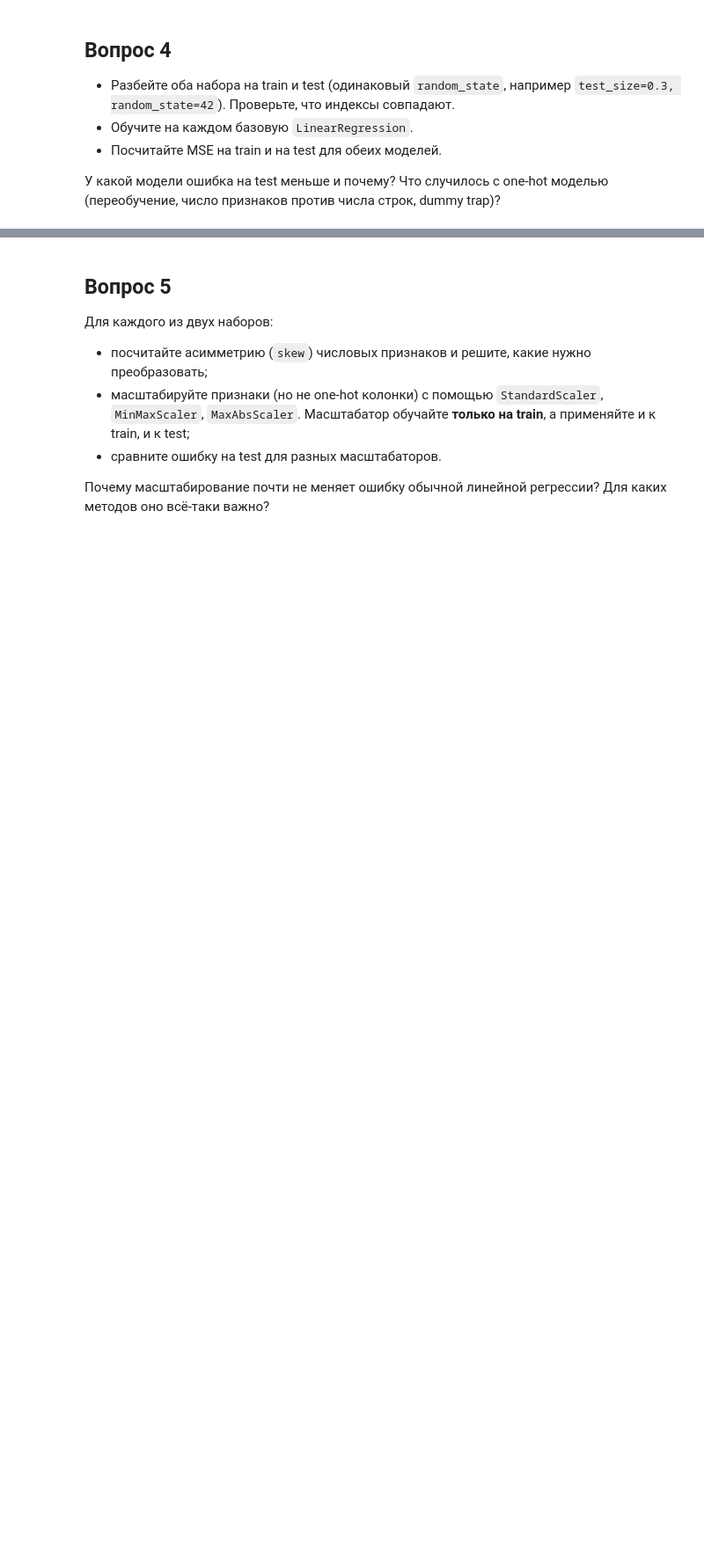
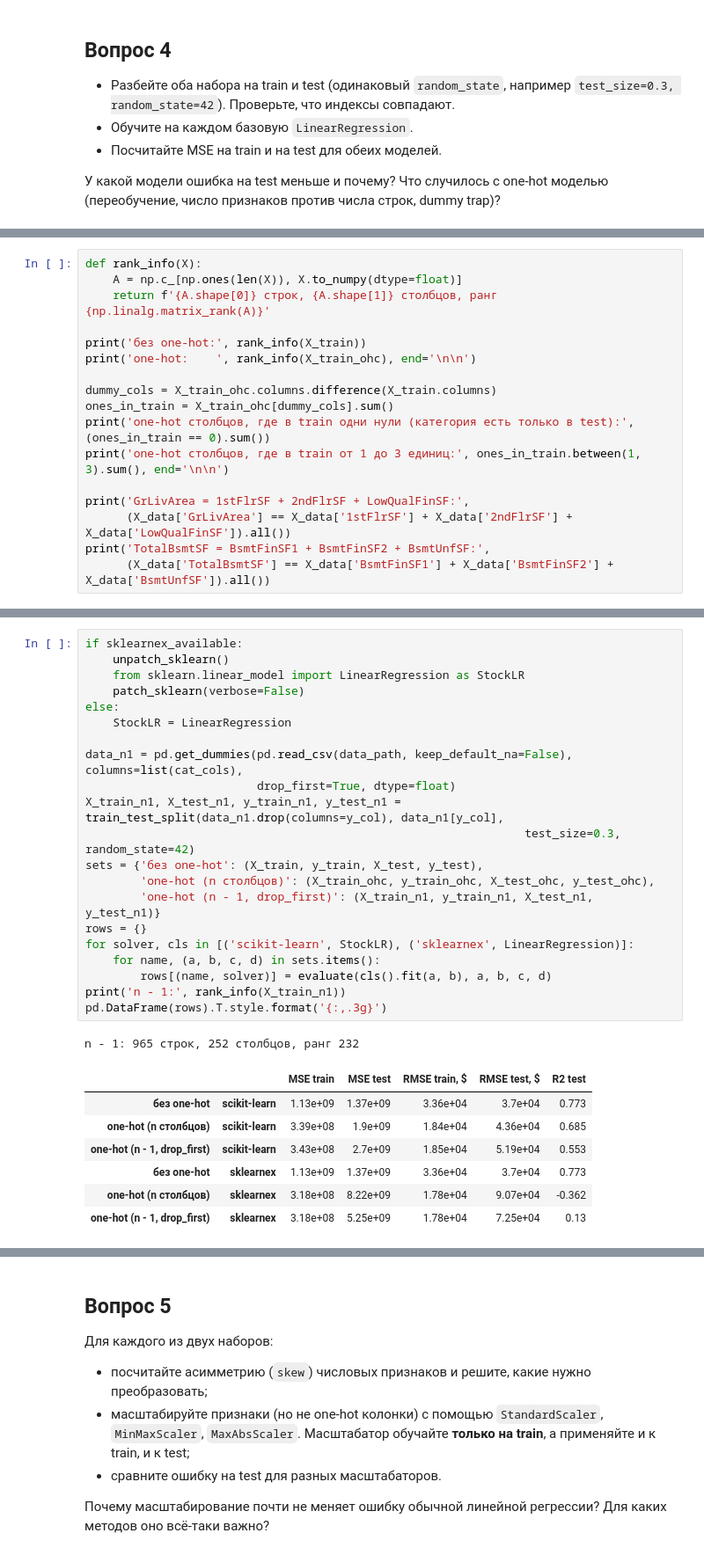
Before and after one commit to conzoad/ml-usm-labs, a Jupyter notebook: lab3/03_Exercises_ML_Ru.ipynb, the cells around one changed output, grey strips where cells are left out. Shown at 88% size. Drawn from its saved outputs; the diff is of its cells as text; blank space fills up the shorter version.

```diff
--- a/lab3/03_Exercises_ML_Ru.ipynb
+++ b/lab3/03_Exercises_ML_Ru.ipynb
@@ -61,0 +255,17 @@ data_path = os.path.join('data', 'Ames_Housing_Sales.csv')
+# %%
+def rank_info(X):
+    A = np.c_[np.ones(len(X)), X.to_numpy(dtype=float)]
+    return f'{A.shape[0]} строк, {A.shape[1]} столбцов, ранг {np.linalg.matrix_rank(A)}'
+
+print('без one-hot:', rank_info(X_train))
+print('one-hot:    ', rank_info(X_train_ohc), end='\n\n')
+
+dummy_cols = X_train_ohc.columns.difference(X_train.columns)
+ones_in_train = X_train_ohc[dummy_cols].sum()
+print('one-hot столбцов, где в train одни нули (категория есть только в test):', (ones_in_train == 0).sum())
+print('one-hot столбцов, где в train от 1 до 3 единиц:', ones_in_train.between(1, 3).sum(), end='\n\n')
+
+print('GrLivArea = 1stFlrSF + 2ndFlrSF + LowQualFinSF:',
+      (X_data['GrLivArea'] == X_data['1stFlrSF'] + X_data['2ndFlrSF'] + X_data['LowQualFinSF']).all())
+print('TotalBsmtSF = BsmtFinSF1 + BsmtFinSF2 + BsmtUnfSF:',
+      (X_data['TotalBsmtSF'] == X_data['BsmtFinSF1'] + X_data['BsmtFinSF2'] + X_data['BsmtUnfSF']).all())
@@ -61,0 +281,30 @@ data_path = os.path.join('data', 'Ames_Housing_Sales.csv')
+# %%
+if sklearnex_available:
+    unpatch_sklearn()
+    from sklearn.linear_model import LinearRegression as StockLR
+    patch_sklearn(verbose=False)
+else:
+    StockLR = LinearRegression
+
+data_n1 = pd.get_dummies(pd.read_csv(data_path, keep_default_na=False), columns=list(cat_cols),
+                         drop_first=True, dtype=float)
+X_train_n1, X_test_n1, y_train_n1, y_test_n1 = train_test_split(data_n1.drop(columns=y_col), data_n1[y_col],
+                                                                test_size=0.3, random_state=42)
+sets = {'без one-hot': (X_train, y_train, X_test, y_test),
+        'one-hot (n столбцов)': (X_train_ohc, y_train_ohc, X_test_ohc, y_test_ohc),
+        'one-hot (n - 1, drop_first)': (X_train_n1, y_train_n1, X_test_n1, y_test_n1)}
+rows = {}
+for solver, cls in [('scikit-learn', StockLR), ('sklearnex', LinearRegression)]:
+    for name, (a, b, c, d) in sets.items():
+        rows[(name, solver)] = evaluate(cls().fit(a, b), a, b, c, d)
+print('n - 1:', rank_info(X_train_n1))
+pd.DataFrame(rows).T.style.format('{:,.3g}')
+# %% [output]
+n - 1: 965 строк, 252 столбцов, ранг 232
+|  |  | MSE train | MSE test | RMSE train, $ | RMSE test, $ | R2 test |
+| без one-hot | scikit-learn | 1.13e+09 | 1.37e+09 | 3.36e+04 | 3.7e+04 | 0.773 |
+| one-hot (n столбцов) | scikit-learn | 3.39e+08 | 1.9e+09 | 1.84e+04 | 4.36e+04 | 0.685 |
+| one-hot (n - 1, drop_first) | scikit-learn | 3.43e+08 | 2.7e+09 | 1.85e+04 | 5.19e+04 | 0.553 |
+| без one-hot | sklearnex | 1.13e+09 | 1.37e+09 | 3.36e+04 | 3.7e+04 | 0.773 |
+| one-hot (n столбцов) | sklearnex | 3.18e+08 | 8.22e+09 | 1.78e+04 | 9.07e+04 | -0.362 |
+| one-hot (n - 1, drop_first) | sklearnex | 3.18e+08 | 5.25e+09 | 1.78e+04 | 7.25e+04 | 0.13 |
```
Also changed, not shown: parts of 39 cells of this notebook, 22 other files.
